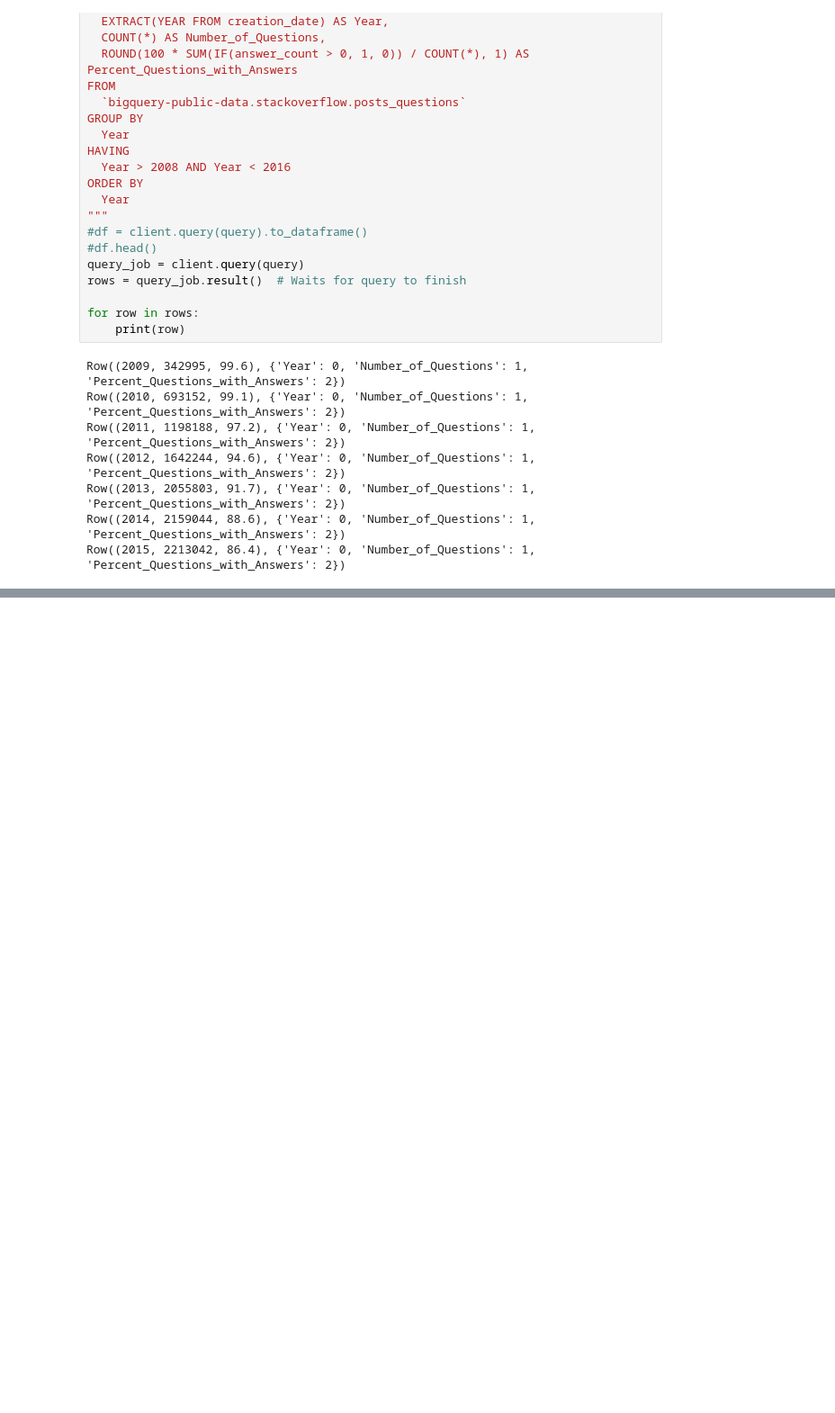
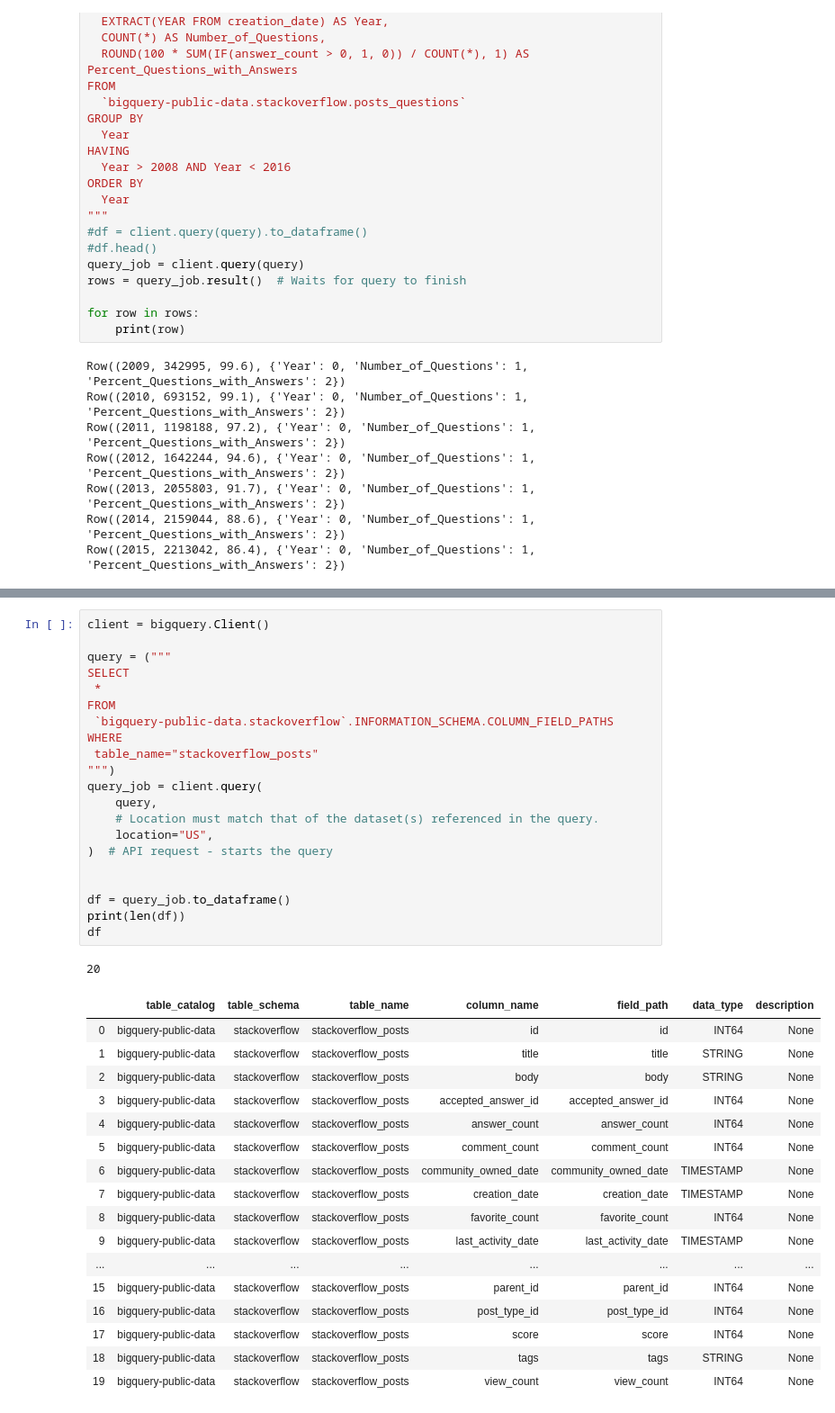
Before and after one commit to tarrade/proj_NLP_text_classification_with_GCP, a Jupyter notebook: notebook/01-Exploration-BigQuery.ipynb, the cells around one changed output, grey strips where cells are left out. Shown at 90% size. Saved outputs shown, nothing was run; the diff lists cells and outputs as text; blank space fills up the shorter version.

```diff
--- a/notebook/01-Exploration-BigQuery.ipynb
+++ b/notebook/01-Exploration-BigQuery.ipynb
@@ -244,0 +295,40 @@ Row((2015, 2213042, 86.4), {'Year': 0, 'Number_of_Questions': 1, 'Percent_Questi
+# %%
+client = bigquery.Client()
+
+query = ("""
+SELECT
+ *
+FROM
+ `bigquery-public-data.stackoverflow`.INFORMATION_SCHEMA.COLUMN_FIELD_PATHS
+WHERE
+ table_name="stackoverflow_posts"
+""")
+query_job = client.query(
+    query,
+    # Location must match that of the dataset(s) referenced in the query.
+    location="US",
+)  # API request - starts the query
+
+
+df = query_job.to_dataframe()
+print(len(df))
+df
+# %% [output]
+20
+|  | table_catalog | table_schema | table_name | column_name | field_path | data_type | description |
+| 0 | bigquery-public-data | stackoverflow | stackoverflow_posts | id | id | INT64 | None |
+| 1 | bigquery-public-data | stackoverflow | stackoverflow_posts | title | title | STRING | None |
+| 2 | bigquery-public-data | stackoverflow | stackoverflow_posts | body | body | STRING | None |
+| 3 | bigquery-public-data | stackoverflow | stackoverflow_posts | accepted_answer_id | accepted_answer_id | INT64 | None |
+| 4 | bigquery-public-data | stackoverflow | stackoverflow_posts | answer_count | answer_count | INT64 | None |
+| 5 | bigquery-public-data | stackoverflow | stackoverflow_posts | comment_count | comment_count | INT64 | None |
+| 6 | bigquery-public-data | stackoverflow | stackoverflow_posts | community_owned_date | community_owned_date | TIMESTAMP | None |
+| 7 | bigquery-public-data | stackoverflow | stackoverflow_posts | creation_date | creation_date | TIMESTAMP | None |
+| 8 | bigquery-public-data | stackoverflow | stackoverflow_posts | favorite_count | favorite_count | INT64 | None |
+| 9 | bigquery-public-data | stackoverflow | stackoverflow_posts | last_activity_date | last_activity_date | TIMESTAMP | None |
+| ... | ... | ... | ... | ... | ... | ... | ... |
+| 15 | bigquery-public-data | stackoverflow | stackoverflow_posts | parent_id | parent_id | INT64 | None |
+| 16 | bigquery-public-data | stackoverflow | stackoverflow_posts | post_type_id | post_type_id | INT64 | None |
+| 17 | bigquery-public-data | stackoverflow | stackoverflow_posts | score | score | INT64 | None |
+| 18 | bigquery-public-data | stackoverflow | stackoverflow_posts | tags | tags | STRING | None |
+| 19 | bigquery-public-data | stackoverflow | stackoverflow_posts | view_count | view_count | INT64 | None |
```
Also changed, not shown: parts of 18 cells of this notebook.
